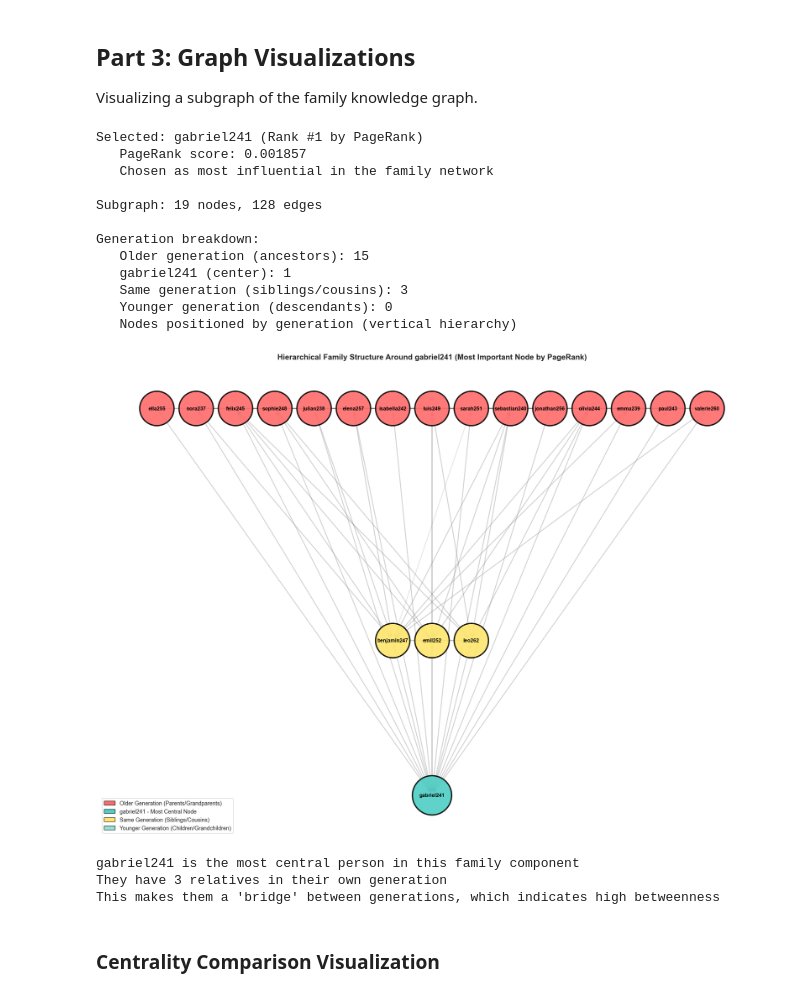
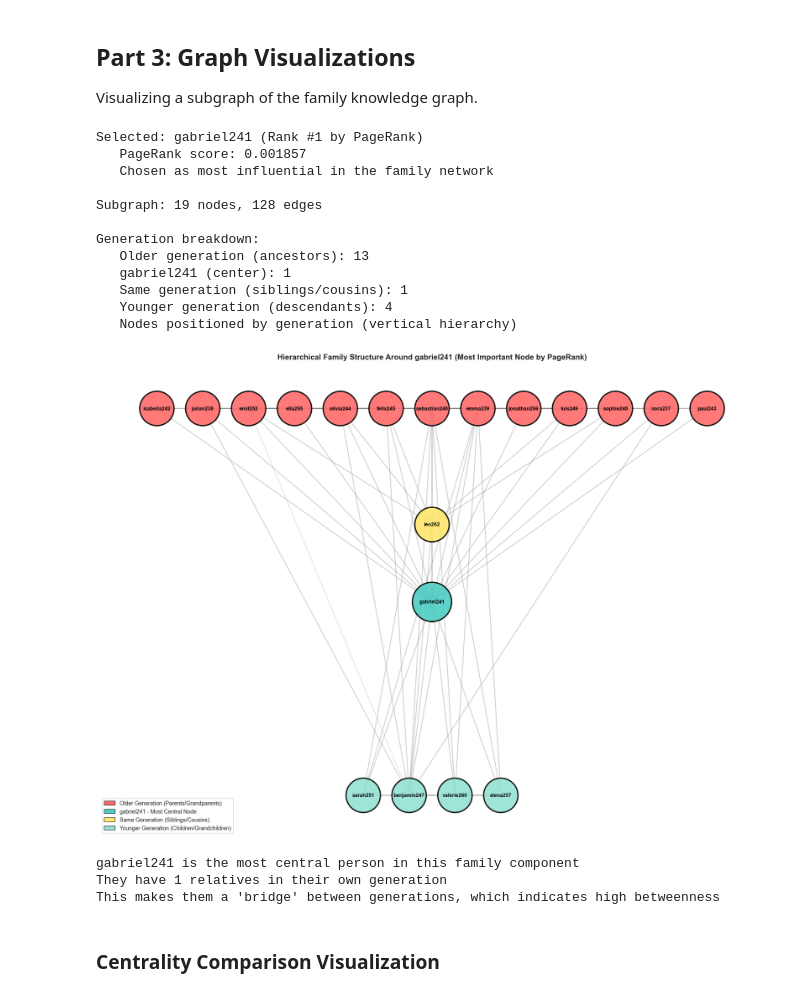
Before and after one commit to dnebhrajani/metafam-knowledge-graph, a Jupyter notebook: task1_exploration.ipynb, the cells around one changed output. Cells and saved outputs as stored; diff of their text form; code cells hidden in the pictures.

```diff
--- a/task1_exploration.ipynb
+++ b/task1_exploration.ipynb
@@ -725,22 +744,37 @@ parent_rels = {'motherOf', 'fatherOf', 'grandmotherOf', 'grandfatherOf',
 child_rels = {'sonOf', 'daughterOf', 'grandsonOf', 'granddaughterOf',
               'greatGrandsonOf', 'greatGranddaughterOf'}
 
+# Relations where the SUBJECT is older than the OBJECT
+# e.g., motherOf(X,Y) means X is older than Y
+older_subject_rels = {'motherOf', 'fatherOf', 'grandmotherOf', 'grandfatherOf',
+                      'greatGrandmotherOf', 'greatGrandfatherOf', 'auntOf', 'uncleOf',
+                      'greatAuntOf', 'greatUncleOf', 'secondAuntOf', 'secondUncleOf'}
+# Relations where the SUBJECT is younger than the OBJECT
+# e.g., sonOf(X,Y) means X is younger than Y
+younger_subject_rels = {'sonOf', 'daughterOf', 'grandsonOf', 'granddaughterOf',
+                        'greatGrandsonOf', 'greatGranddaughterOf', 'nephewOf', 'nieceOf'}
+
 node_generation = {}
 for node in small_graph.nodes():
     if node == ego_node:
         node_generation[node] = 'CENTER'
     else:
-        # Check relationship TO ego_node
+        # Check edge: node -> ego_node (node is subject, ego is object)
         if small_graph.has_edge(node, ego_node):
             rel = small_graph.get_edge_data(node, ego_node).get('relation', '')
-            if any(r in rel for r in ['mother', 'father', 'grand']):
-                node_generation[node] = 'OLDER'  # Parent/Grandparent
+            if rel in older_subject_rels:
+                node_generation[node] = 'OLDER'    # node is parent/grandparent of ego
+            elif rel in younger_subject_rels:
+                node_generation[node] = 'YOUNGER'  # node is child/grandchild of ego
             else:
-                node_generation[node] = 'SAME'   # Sibling/Cousin
+                node_generation[node] = 'SAME'     # sibling/cousin
+        # Check edge: ego_node -> node (ego is subject, node is object)
         elif small_graph.has_edge(ego_node, node):
             rel = small_graph.get_edge_data(ego_node, node).get('relation', '')
-            if any(r in rel for r in ['son', 'daughter', 'grand']):
-                node_generation[node] = 'YOUNGER'  # Child/Grandchild
+            if rel in older_subject_rels:
+                node_generation[node] = 'YOUNGER'  # ego is parent of node -> node is younger
+            elif rel in younger_subject_rels:
+                node_generation[node] = 'OLDER'    # ego is child of node -> node is older
             else:
                 node_generation[node] = 'SAME'
         else:
@@ -828,39 +862,39 @@ nx.draw_networkx_labels(small_graph, pos, font_size=12, font_weight='bold')
 from matplotlib.patches import Patch
 legend_elements = [
     Patch(facecolor='#FF6B6B', edgecolor='black', label='Older Generation (Parents/Grandparents)'),
     Patch(facecolor='#4ECDC4', edgecolor='black', label=f'{ego_node} - Most Central Node'),
     Patch(facecolor='#FFE66D', edgecolor='black', label='Same Generation (Siblings/Cousins)'),
     Patch(facecolor='#95E1D3', edgecolor='black', label='Younger Generation (Children/Grandchildren)')
 ]
 plt.legend(handles=legend_elements, loc='lower left', fontsize=13, framealpha=0.95)
 
 plt.title(f'Hierarchical Family Structure Around {ego_node} (Most Important Node by PageRank)',
           fontsize=18, fontweight='bold', pad=20)
 plt.axis('off')
 plt.tight_layout()
 plt.show()
 
 
 print(f"{ego_node} is the most central person in this family component")
 #print(f"They connect {gen_counts['OLDER']} older generation members to {gen_counts['YOUNGER']} younger ones")
 print(f"They have {gen_counts['SAME']} relatives in their own generation")
 print(f"This makes them a 'bridge' between generations, which indicates high betweenness")
 # %% [output]
 Selected: gabriel241 (Rank #1 by PageRank)
    PageRank score: 0.001857
    Chosen as most influential in the family network
 
 Subgraph: 19 nodes, 128 edges
 
 Generation breakdown:
-   Older generation (ancestors): 15
+   Older generation (ancestors): 13
    gabriel241 (center): 1
-   Same generation (siblings/cousins): 3
-   Younger generation (descendants): 0
+   Same generation (siblings/cousins): 1
+   Younger generation (descendants): 4
    Nodes positioned by generation (vertical hierarchy)
-[figure, old version]
+[figure, new version]
 gabriel241 is the most central person in this family component
-They have 3 relatives in their own generation
+They have 1 relatives in their own generation
 This makes them a 'bridge' between generations, which indicates high betweenness
 # %% [markdown]
 ### Centrality Comparison Visualization
```
Also changed, not shown: parts of 8 cells of this notebook, 7 other files.
